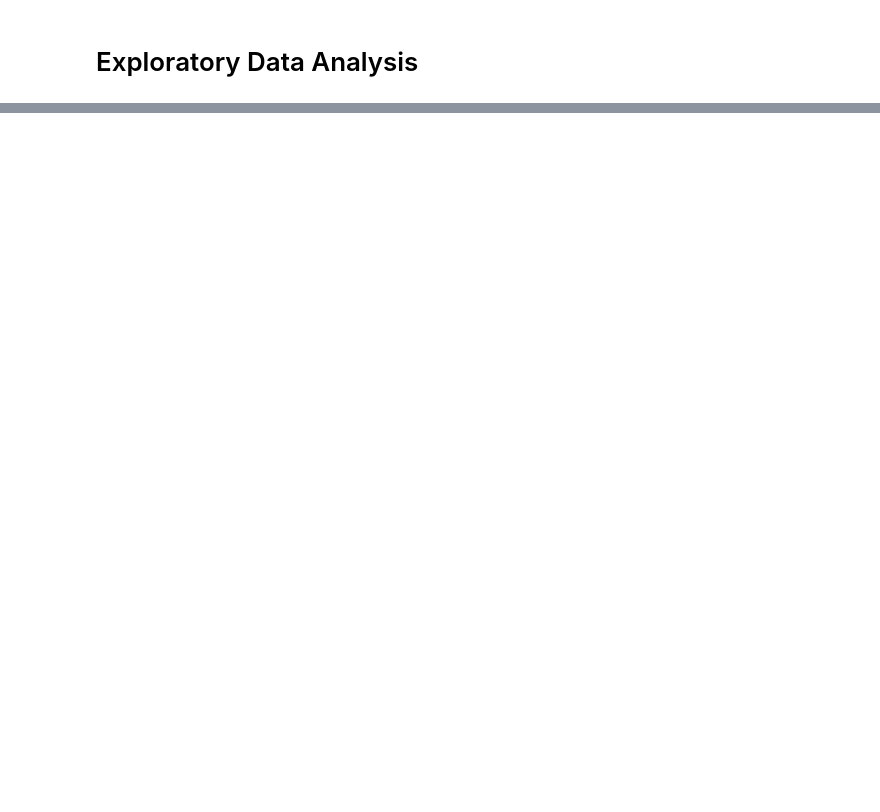
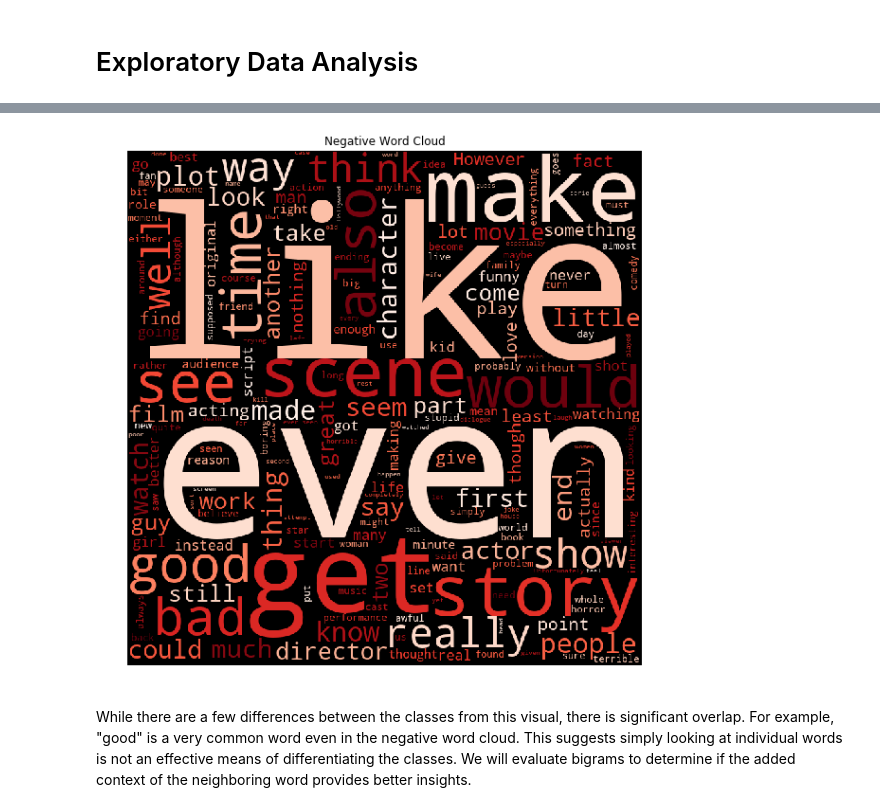
Before and after one commit to jkafrouni/text-deployment-demo, a Jupyter notebook: jupyter/EDA.jupyter-py35.ipynb, the cells around one changed output, grey strips where cells are left out. Drawn from its saved outputs; the diff is of its cells as text; code cells hidden in the pictures; blank space fills up the shorter version.

```diff
--- a/jupyter/EDA.jupyter-py35.ipynb
+++ b/jupyter/EDA.jupyter-py35.ipynb
@@ -64,0 +77,11 @@ ls
+# %%
+plt.figure(figsize = (8, 8), facecolor = None)
+plt.imshow(neg_wordcloud)
+plt.axis("off")
+plt.title("Negative Word Cloud")
+plt.tight_layout(pad = 0)
+plt.show()
+# %% [output]
+[figure, added]
+# %% [markdown]
+While there are a few differences between the classes from this visual, there is significant overlap. For example, "good" is a very common word even in the negative word cloud. This suggests simply looking at individual words is not an effective means of differentiating the classes. We will evaluate bigrams to determine if the added context of the neighboring word provides better insights.
```
Also changed, not shown: parts of 30 cells of this notebook.
